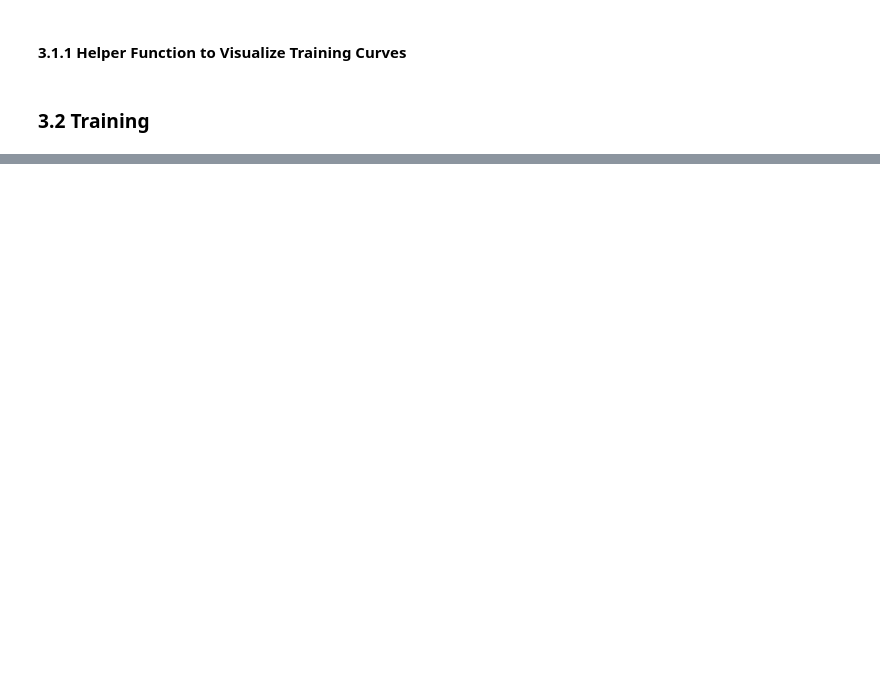
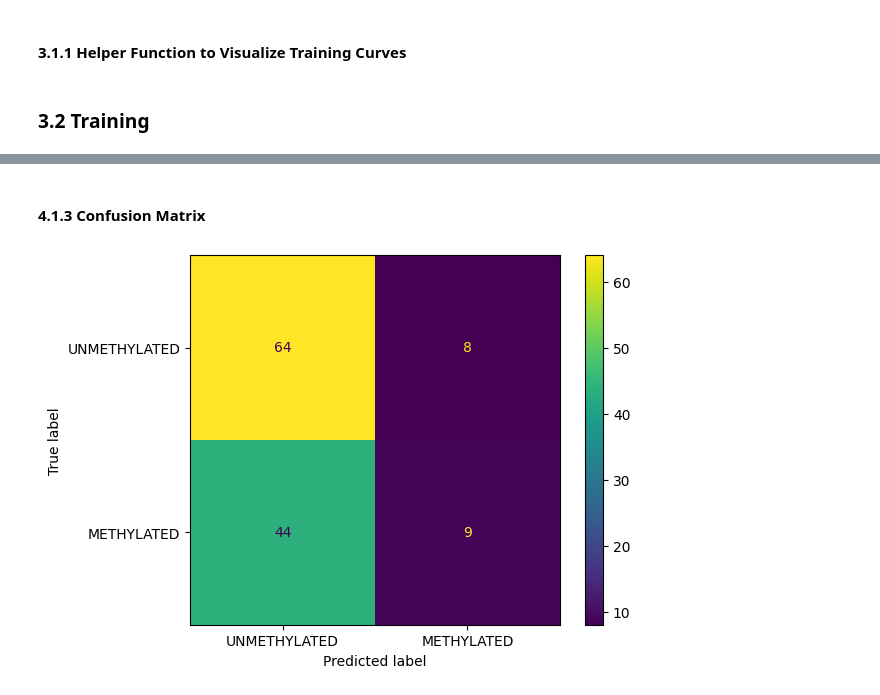
Before and after one commit to rizvi-ha/mgmt-classifier, a Jupyter notebook: TrainModel.ipynb, the cells around one changed output, grey strips where cells are left out. Drawn from its saved outputs; the diff is of its cells as text; code cells hidden in the pictures; blank space fills up the shorter version.

```diff
--- a/TrainModel.ipynb
+++ b/TrainModel.ipynb
@@ -242,9 +271,9 @@ for epoch in range(num_epochs):
         # iterate through train_loader batches
         for i, batch_data in enumerate(pbar):
             step += 1
-            flair, flair_mask, labels = batch_data["Flair_Image"].to(device, dtype=torch.float), batch_data["Flair_Mask_Image"].to(device, dtype=torch.float), torch.from_numpy(np.asarray(batch_data["MGMT"]).astype('int64')).to(device)
+            image, labels = torch.cat((batch_data["Flair_Image"].to(device, dtype=torch.float), batch_data["Flair_Mask_Image"].to(device, dtype=torch.float)), dim=1), torch.from_numpy(np.asarray(batch_data["MGMT"]).astype('int64')).to(device)
             optimizer.zero_grad()
-            output = model(flair, flair_mask)
+            output = model(image)
             loss = loss_function(output, labels)
             loss.backward()
             optimizer.step()
@@ -281,7 +310,7 @@ for epoch in range(num_epochs):
                 # iterate through valid_loader batches
                 for i, val_data in enumerate(valid_loader):
                     val_flair, val_flair_mask, val_labels = val_data["Flair_Image"].to(device, dtype=torch.float), val_data["Flair_Mask_Image"].to(device, dtype=torch.float), torch.from_numpy(np.asarray(val_data["MGMT"]).astype('int64')).to(device)
-                    output = model(val_flair, val_flair_mask)
+                    output = model(torch.cat((val_flair, val_flair_mask), dim=1))
                     y_pred = torch.cat([y_pred, output], dim=0)
                     y = torch.cat([y, val_labels], dim=0)
 
@@ -310,7 +339,7 @@ for epoch in range(num_epochs):
                         'val_acc_arr': val_acc,
                         'val_acc': val_acc,
                         'train_acc': train_acc,
-                        }, "SavedModels/best_metric_resnet101.pth")
+                        }, "best_metric_resnet101.pth")
                     print("saved new best metric model")
                 print(
                     "current epoch: {} current avg accuracy: {:.4f} best accuracy: {:.4f} at epoch {}".format(
@@ -330,0 +407,26 @@ print(f"train completed, best_metric: {best_metric:.4f} at epoch: {best_metric_e
+# %%
+saved_dict = torch.load("best_metric_resnet101.pth")
+model.load_state_dict(saved_dict['model_state_dict'])
+model.eval()
+y_true = []
+y_pred = []
+y_probs = []
+
+
+with tqdm(test_loader, desc=("Loading ")) as pbar:
+    with torch.no_grad():
+        for test_data in pbar:
+            test_images, test_labels = (
+                torch.cat((test_data["Flair_Image"].to(device, dtype=torch.float), test_data["Flair_Mask_Image"].to(device, dtype=torch.float)), dim=1),
+                torch.from_numpy(np.asarray(test_data["MGMT"]).astype('int64')).to(device)
+            )
+            pred = model(test_images)
+            pred = pred.argmax(dim=1)
+            output = model(test_images)
+            probs = torch.nn.functional.softmax(output, dim=1)
+
+            y_probs.extend(probs)
+
+            for i in range(len(pred)):
+                y_true.append(test_labels[i].item())
+                y_pred.append(pred[i].item())
@@ -330,0 +447,9 @@ print(f"train completed, best_metric: {best_metric:.4f} at epoch: {best_metric_e
+# %% [markdown]
+#### 4.1.3 Confusion Matrix
+# %%
+confusion_matrix = metrics.confusion_matrix(y_true, y_pred)
+cm_display = metrics.ConfusionMatrixDisplay(confusion_matrix=confusion_matrix, display_labels=["UNMETHYLATED", "METHYLATED"])
+cm_display.plot()
+plt.show()
+# %% [output]
+[figure, added]
```
Also changed, not shown: parts of 11 cells of this notebook, 1 other file.
